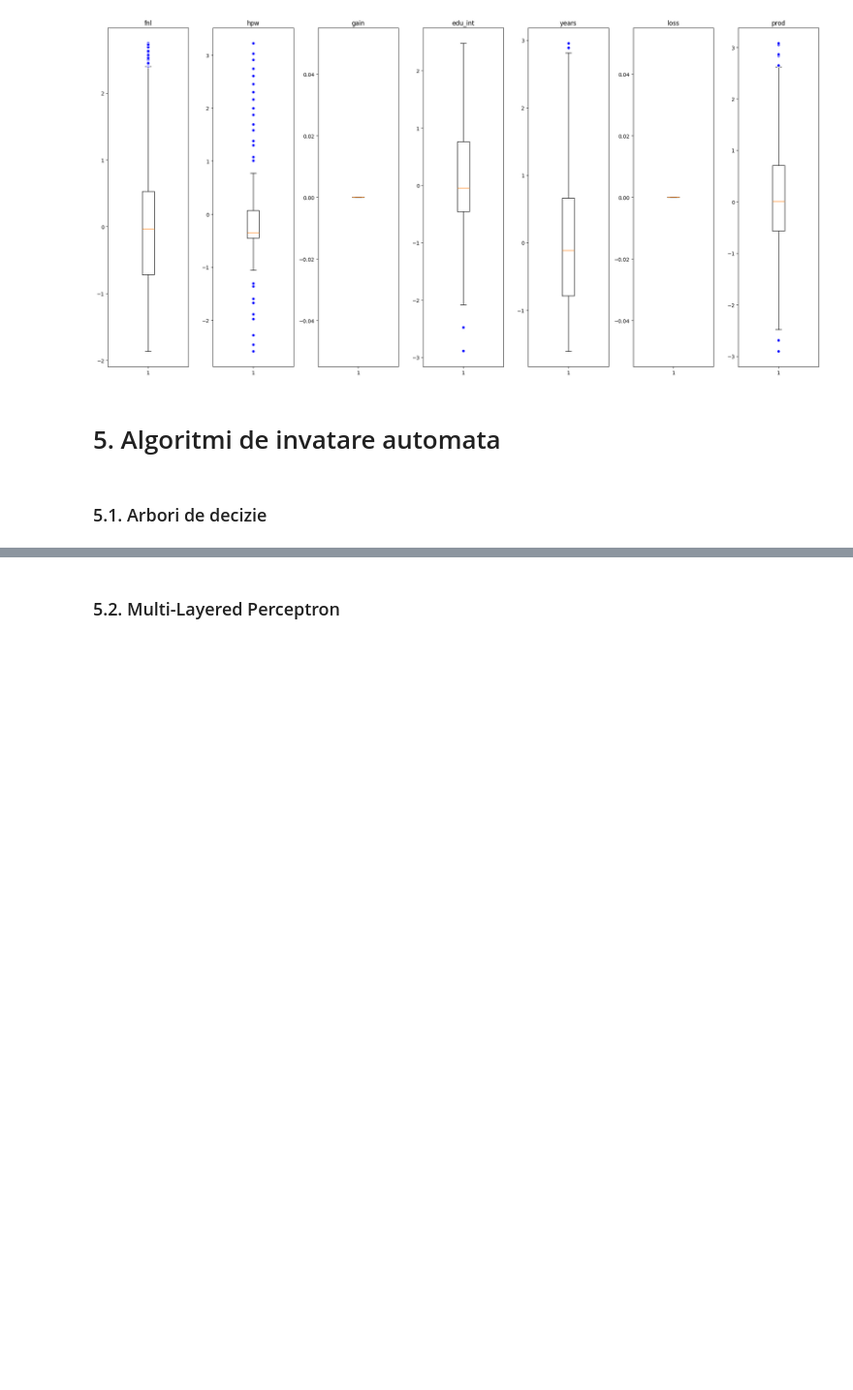
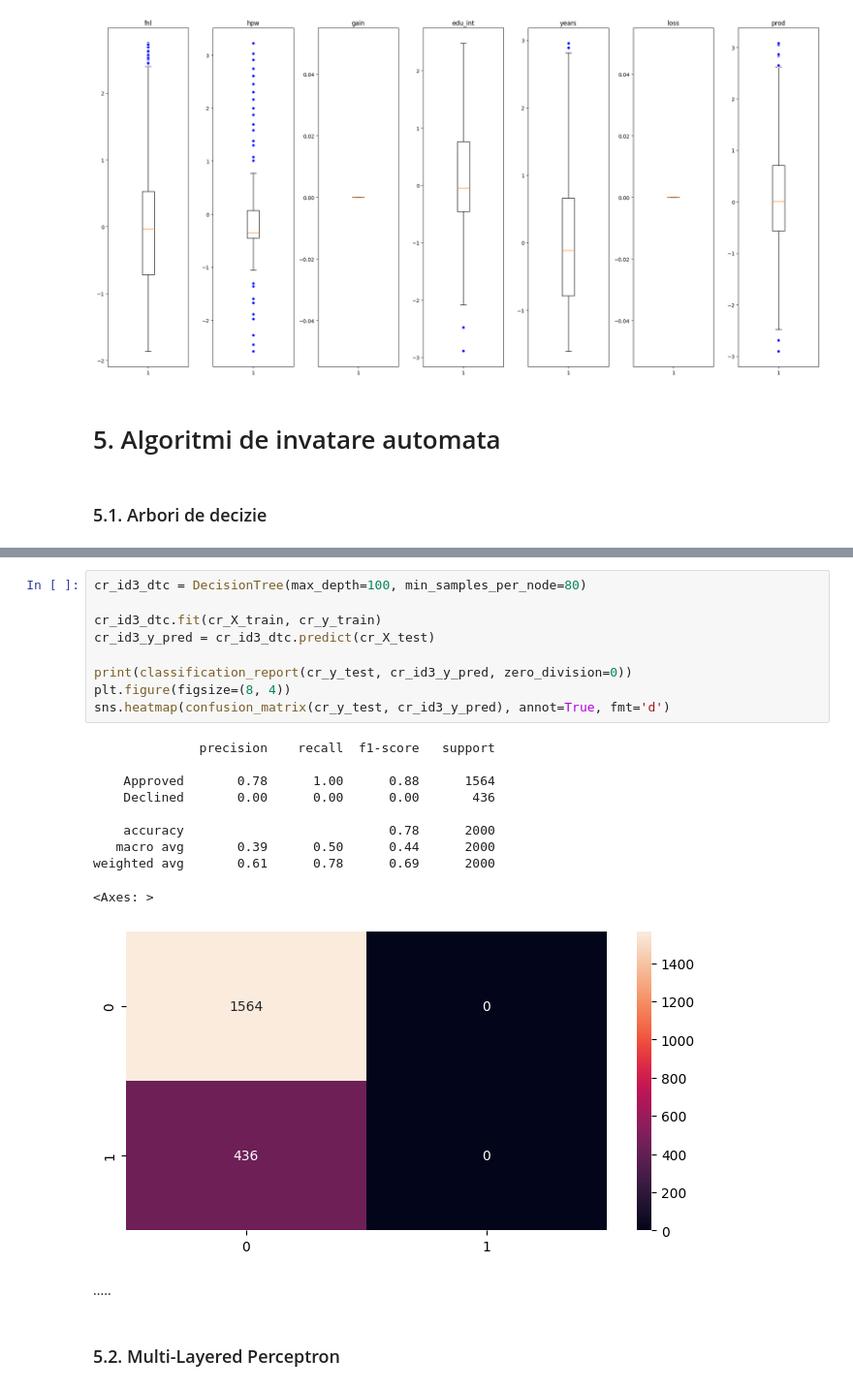
Before and after one commit to AlexLicuriceanu/inteligenta-artificiala, a Jupyter notebook: tema2-ml-aplicat/predictions.ipynb, the cells around one changed output, grey strips where cells are left out. Shown at 97% size. Drawn from its saved outputs; the diff is of its cells as text; blank space fills up the shorter version.

```diff
--- a/tema2-ml-aplicat/predictions.ipynb
+++ b/tema2-ml-aplicat/predictions.ipynb
@@ -509,2 +734,24 @@ memory usage: 1.3+ MB
+# %%
+cr_id3_dtc = DecisionTree(max_depth=100, min_samples_per_node=80)
+
+cr_id3_dtc.fit(cr_X_train, cr_y_train)
+cr_id3_y_pred = cr_id3_dtc.predict(cr_X_test)
+
+print(classification_report(cr_y_test, cr_id3_y_pred, zero_division=0))
+plt.figure(figsize=(8, 4))
+sns.heatmap(confusion_matrix(cr_y_test, cr_id3_y_pred), annot=True, fmt='d')
+# %% [output]
+              precision    recall  f1-score   support
+
+    Approved       0.78      1.00      0.88      1564
+    Declined       0.00      0.00      0.00       436
+
+    accuracy                           0.78      2000
+   macro avg       0.39      0.50      0.44      2000
+weighted avg       0.61      0.78      0.69      2000
+<Axes: >
+[figure, added]
+# %% [markdown]
+.....
 # %% [markdown]
 ### 5.2. Multi-Layered Perceptron
```
Also changed, not shown: parts of 23 cells of this notebook, 1 other file.
